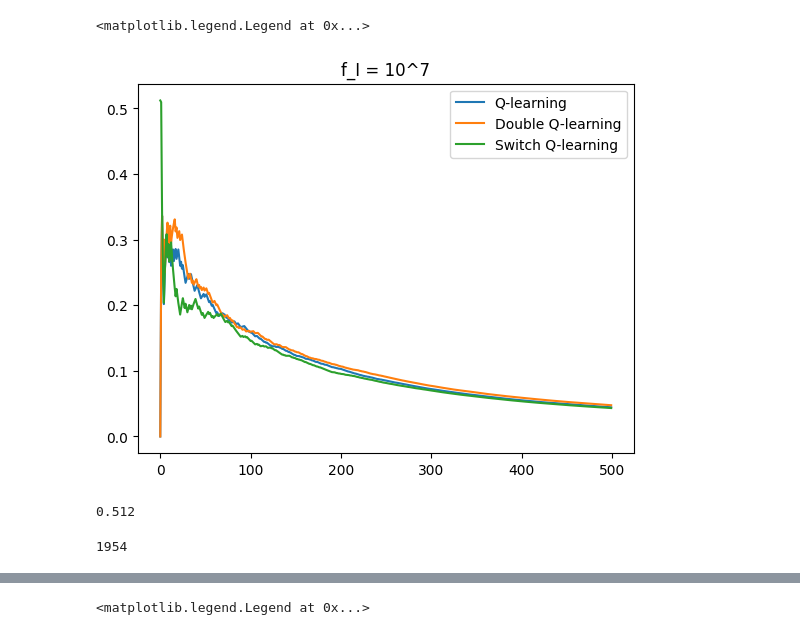
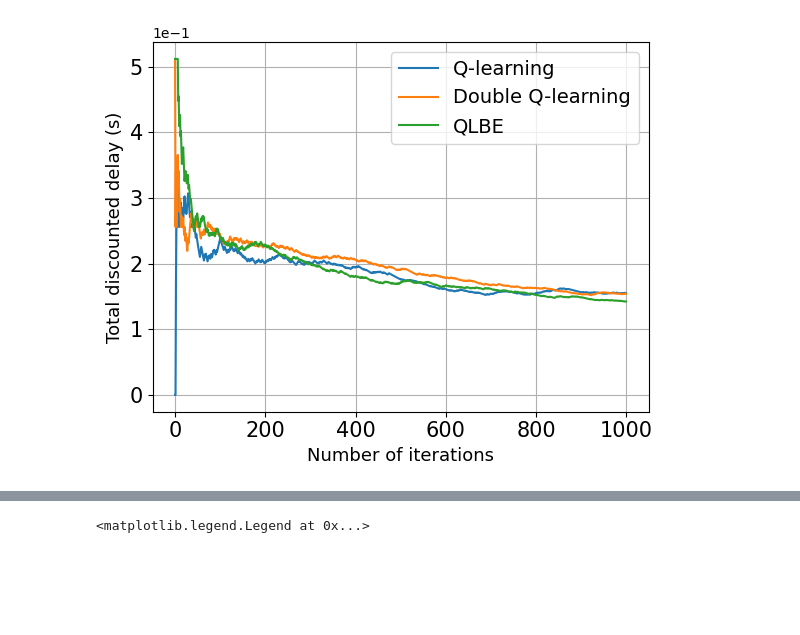
Before and after one commit to parthatom/Estimation_bias_Q_Learning, a Jupyter notebook: Cloud_vs_Local.ipynb, the cells around one changed output, grey strips where cells are left out. Cells and saved outputs as stored; diff of their text form; code cells hidden in the pictures; blank space fills up the shorter version.

```diff
--- a/Cloud_vs_Local.ipynb
+++ b/Cloud_vs_Local.ipynb
@@ -39,8 +34,3 @@ def next_state(local_pos,cloud_pos,action):
     else:
         (new_local_pos,new_cloud_pos,reward) = (local_pos,cloud_pos + 1,-cloud_cost(cloud_pos))
     return  (new_local_pos,new_cloud_pos,reward)
-# %%
-l = []
-for i in range(5):
-    l.append(cloud_cost(15))
-np.var(l)
@@ -84,10 +72,10 @@ def Server_Q_learning(N,n,mu,lamda,gamma):
             freq[local_pos,cloud_pos] = freq[local_pos,cloud_pos] + 1
             freq_action[local_pos,cloud_pos,action] = freq_action[local_pos,cloud_pos,action] + 1
             reward_list.append(reward)
-            reward_sum = reward_sum + (gamma**i)*reward
+            reward_sum = reward_sum + reward
             reward_sum_list.append(reward_sum/count)
         reward_sum_avg_list = reward_sum_avg_list + np.array(reward_sum_list)
-    return reward_list,reward_sum_list,reward_sum_avg_list/runs,local_actions
+    return reward_list,np.array(reward_sum_list),reward_sum_avg_list/runs,local_actions
 # %%
 
 def Server_DoubleQ_learning(N,n,mu,lamda,gamma):
@@ -133,8 +121,8 @@ def Server_DoubleQ_learning(N,n,mu,lamda,gamma):
             freq[local_pos,cloud_pos] = freq[local_pos,cloud_pos] + 1
             freq_action[local_pos,cloud_pos,action] = freq_action[local_pos,cloud_pos,action] + 1
             reward_list.append(reward)
-            reward_sum = reward_sum + (gamma**i)*reward
+            reward_sum = reward_sum + reward
             reward_sum_list.append(reward_sum/count)
         reward_sum_avg_list = reward_sum_avg_list + np.array(reward_sum_list)
-    return reward_list,reward_sum_list,reward_sum_avg_list/runs,local_actions
+    return reward_list,np.array(reward_sum_list),reward_sum_avg_list/runs,local_actions
 # %%
@@ -423,28 +222,26 @@ plt.legend(["Switch Q-learning 1","Switch Q-learning 2","Switch Q-learning"])
-# %%
-
-r_list_q,r_sum_list_q,r_sum_avg_list_q,local_actions_q = Server_Q_learning(N,n,mu,lamda,gamma)
-r_list_dq,r_sum_list_dq,r_sum_avg_list_dq,local_actions_dq = Server_DoubleQ_learning(N,n,mu,lamda,gamma)
-r_list,r_sum_list,r_sum_avg_list,local_actions,slist,Qa,Qb = Server_SwitchQ_learning(N,n,mu,lamda,gamma)
-plt.plot(-r_sum_avg_list_q)
-plt.plot(-r_sum_avg_list_dq)
-plt.plot(-r_sum_avg_list)
-
-
-plt.title("f_I = 10^" + str(int(np.log10(f_I))) )
-plt.legend(["Q-learning", "Double Q-learning","Switch Q-learning"])
-# %% [output]
-<matplotlib.legend.Legend at 0x...>
-[figure, removed]
-# %%
-#cloud_cost(2)
-local_cost()
-# %% [output]
-0.512
-# %%
-sum = 0
-for i in range(len(slist)):
-    if slist[i] == 1:
-        sum = sum + 1
-print(sum)
-# %% [output]
-1954
+# %%
+N = 1000;n = 50;mu = 1/15;lamda = 1;gamma = 0.9
+
+r_list_q,r_sum_list_q,r_sum_avg_list_q,local_actions_q = Server_Q_learning(N,n,mu,lamda,gamma)
+r_list_dq,r_sum_list_dq,r_sum_avg_list_dq,local_actions_dq = Server_DoubleQ_learning(N,n,mu,lamda,gamma)
+r_list,r_sum_list,r_sum_avg_list,local_actions,slist,Qa,Qb = Server_SwitchQ_learning(N,n,mu,lamda,gamma)
+
+fig, ax = plt.subplots()
+
+
+#ax.set_title(r'$f_{I}$' + " = " r'$10^{7}$' + " , " + u'\u03bc = 1/15' )
+ax.ticklabel_format(axis='y', style='sci', scilimits=(0,0))
+ax.set_xlabel('Number of iterations',fontsize = 13)
+ax.set_ylabel('Total discounted delay (s)',fontsize = 13)
+ax.grid(True)
+
+line1, = ax.plot(-r_sum_list_q,label = "Q-learning")
+line2, = ax.plot(-r_sum_list_dq,label = "Double Q-learning")
+line3, = ax.plot(-r_sum_list,label = "QLBE")
+
+ax.legend(handles =[line1,line2,line3], loc ='upper right',fontsize = 14)
+ax.tick_params(axis='both', which='major', labelsize=15)
+
+plt.show()
+# %% [output]
+[figure, added]
```
Also changed, not shown: parts of 11 cells of this notebook.
